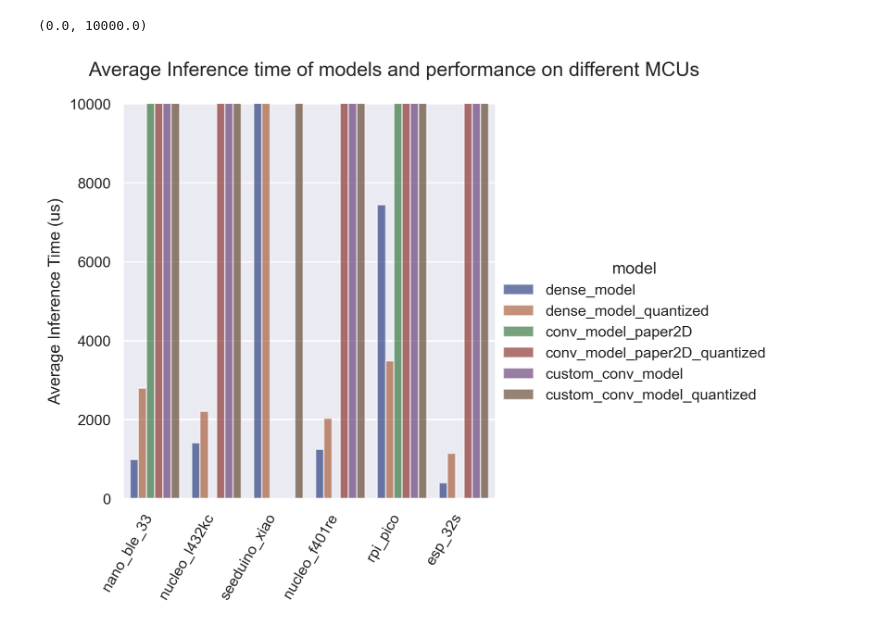
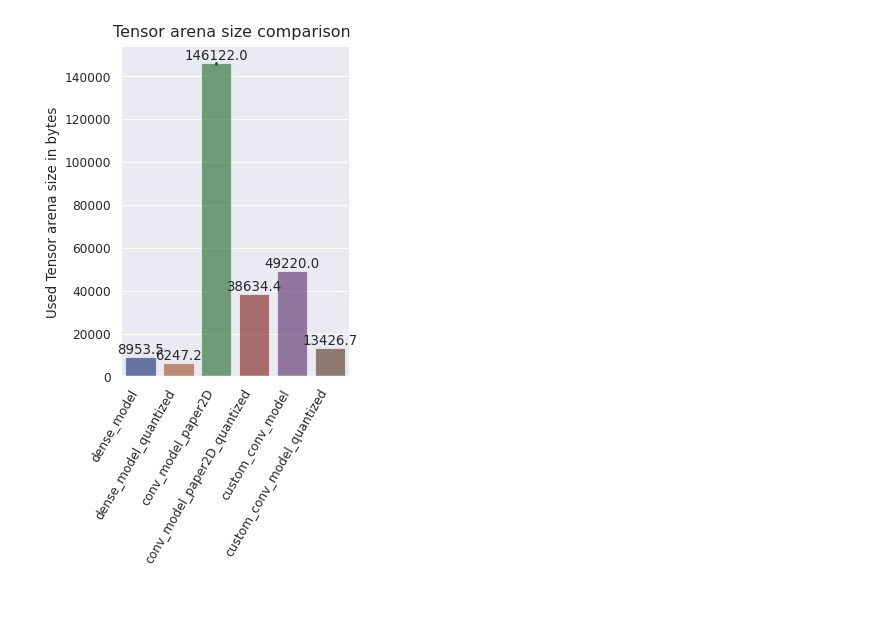
Before and after one commit to veysiadn/acustic-emission-models, a Jupyter notebook: plots.ipynb, the cells around one changed output. Cells and saved outputs as stored; diff of their text form; code cells hidden in the pictures; blank space fills up the shorter version.

Commit message:
update-plots

```diff
--- a/plots.ipynb
+++ b/plots.ipynb
@@ -87,0 +271,24 @@ plt.show()
+# %%
+fig, ax1 = plt.subplots(1,2)
+sns.set(rc={"figure.dpi":80, 'savefig.dpi':80, "figure.figsize":(20, 8)})
+# Draw a nested barplot by species and sex
+g = sns.barplot(
+    data=model_mcu_data,
+    x="mcu", y=model_mcu_data.used_flash_percentage, hue="model",ax=ax1[0])
+# g.despine(left=True)
+g.set_ylabel("Flash Usage (%)")
+g.set_xlabel("MCUs")
+g.set_xticklabels(rotation=60, horizontalalignment='right',labels=g.get_xticklabels())
+g.set_title("Flash usage for deployed models", position=(0.5,1.05))
+sns.move_legend(ax1[0], "upper left", bbox_to_anchor=(1, 1))
+###================================================================================================
+g = sns.barplot(
+    data=model_mcu_data,
+    x="mcu",y=model_mcu_data.used_dram_percentage, hue="model",ax=ax1[1])
+# g.despine(left=True)
+g.set_ylabel("DRAM usage (%)")
+g.legend_.remove()
+g.set_xlabel("MCUs")
+g.set_xticklabels(rotation=60, horizontalalignment='right',labels=g.get_xticklabels())
+g.set_title("DRAM usage for deployed models", position=(0.5,1.05))
+plt.tight_layout()
@@ -88,28 +297,25 @@ plt.show()
 # %%
 from turtle import position
 import seaborn as sns
 import pandas as pd
 sns.set_theme(style="whitegrid")
-
-sns.set(rc={"figure.dpi":300, 'savefig.dpi':160, "figure.figsize":(10, 10)})
+sns.set(rc={"figure.dpi":80, 'savefig.dpi':80, "figure.figsize":(2, 2)})
 # Draw a nested barplot by species and sex
 g = sns.catplot(
     data=model_mcu_data, kind="bar",
-    x="mcu", y="avg_inference_time_us", hue="model",
-    palette="dark", alpha=0.6, height=5,
+    x='model', y="tensor_arena_size" ,
+    palette="dark", alpha=0.6, height=5
 )
 g.despine(left=True)
-g.set_axis_labels("", "Average Inference Time (us)")
+g.set_axis_labels("", "Used Tensor arena size in bytes")
 g.set_xticklabels(rotation=60, horizontalalignment='right')
 g.set_titles("Models")
-g.fig.suptitle("Average Inference time of models and performance on different MCUs", position=(0.5,1.02))
+g.fig.suptitle("Tensor arena size comparison", position=(0.5,1.02))
 ax = g.facet_axis(0, 0)
-ax.set_ylim(0, 1e4)
 
-# # iterate through the axes containers
-# for c in ax.containers:
-#     labels = [f'{(v.get_height()):.1f}' for v in c]
-#     ax.bar_label(c, labels=labels, label_type='edge')
+# iterate through the axes containers
+for c in ax.containers:
+    labels = [f'{(v.get_height()):.1f}' for v in c]
+    ax.bar_label(c, labels=labels, label_type='edge')
 # %% [output]
-(0.0, 10000.0)
-[figure, old version]
+[figure, new version]
```
Also changed, not shown: parts of 26 cells of this notebook.
